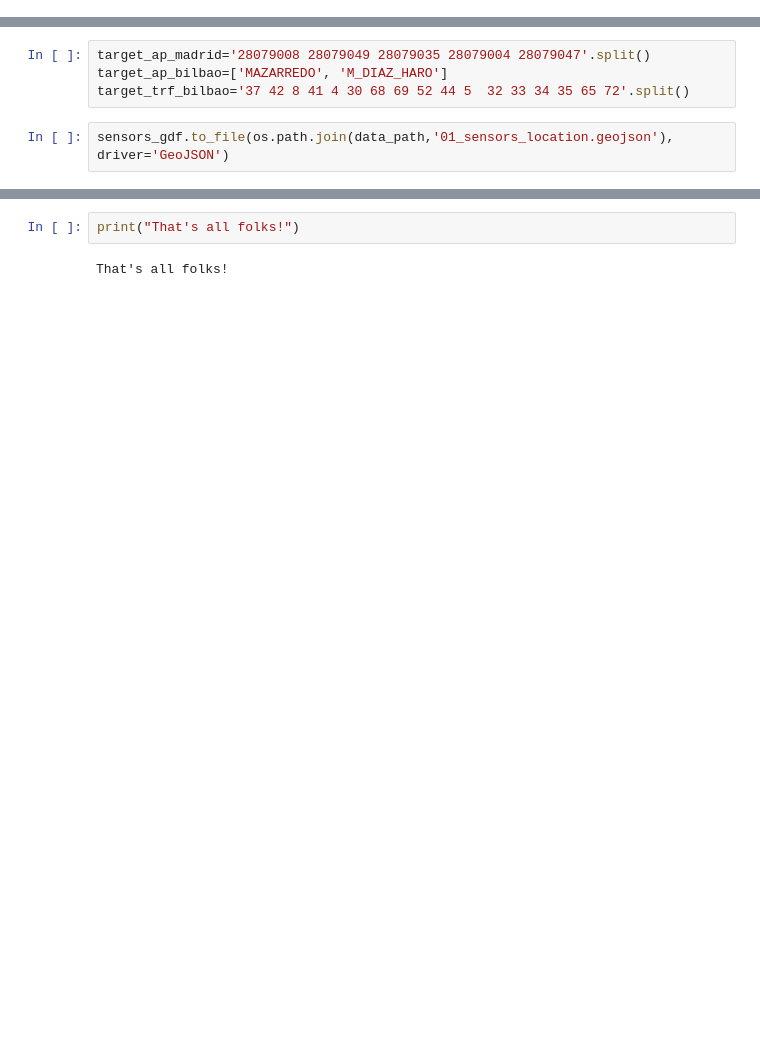
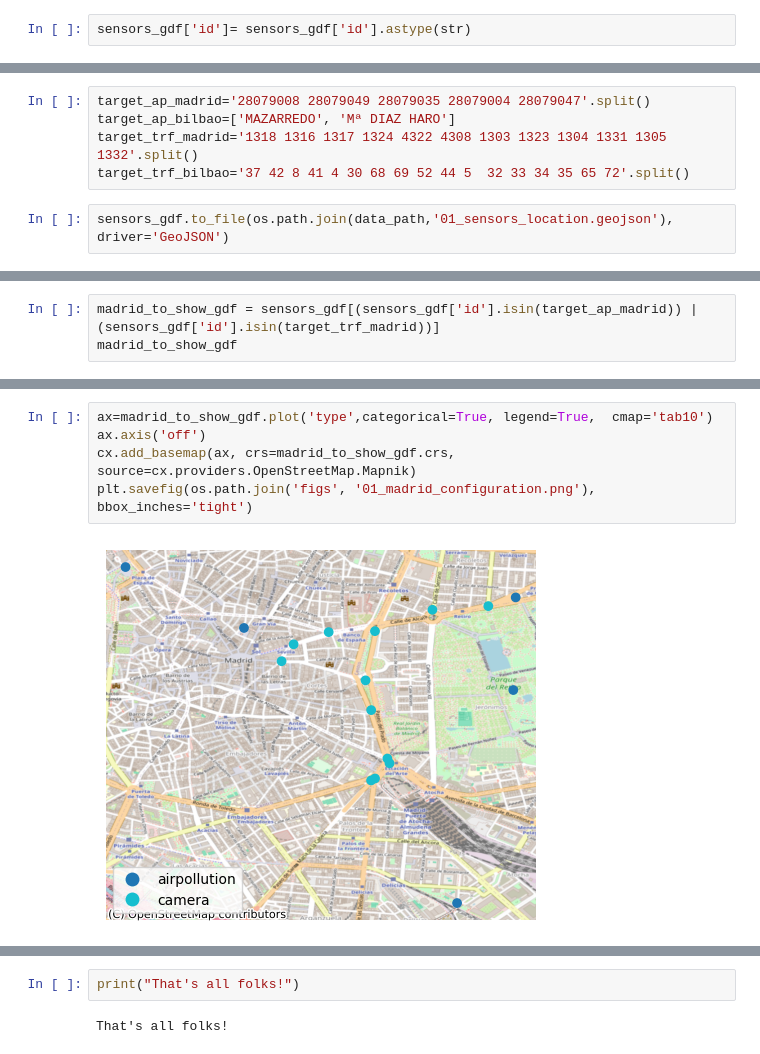
Before and after one commit to fterroso/airpollution_gnn_uca_upct, a Jupyter notebook: 01_data_preprocessing.ipynb, the cells around one changed output, grey strips where cells are left out. Cells and saved outputs as stored; diff of their text form; blank space fills up the shorter version.

Commit message:
Generación de mapas con sensores para el paper

```diff
--- a/01_data_preprocessing.ipynb
+++ b/01_data_preprocessing.ipynb
@@ -246,4 +247,6 @@ bilbao_ap_sensors_gdf.head()
 Merge all the data in a single geodataframe
 # %%
 sensors_gdf = pd.concat([traffic_cameras_gdf,madrid_ap_sensors_gdf,bilbao_ap_sensors_gdf],axis=0)
+# %%
+sensors_gdf['id']= sensors_gdf['id'].astype(str)
 # %%
@@ -274,7 +288,8 @@ sensors_gdf.explore('type', color='green blue'.split(), marker_kwds={"radius":12
 [interactive output not drawn]
 # %%
 target_ap_madrid='28079008 28079049 28079035 28079004 28079047'.split()
-target_ap_bilbao=['MAZARREDO', 'M_DIAZ_HARO']
+target_ap_bilbao=['MAZARREDO', 'Mª DIAZ HARO']
+target_trf_madrid='1318 1316 1317 1324 4322 4308 1303 1323 1304 1331 1305 1332'.split()
 target_trf_bilbao='37 42 8 41 4 30 68 69 52 44 5  32 33 34 35 65 72'.split()
 # %%
 sensors_gdf.to_file(os.path.join(data_path,'01_sensors_location.geojson'), driver='GeoJSON')
@@ -280,0 +298,3 @@ sensors_gdf.to_file(os.path.join(data_path,'01_sensors_location.geojson'), drive
+# %%
+madrid_to_show_gdf = sensors_gdf[(sensors_gdf['id'].isin(target_ap_madrid)) | (sensors_gdf['id'].isin(target_trf_madrid))]
+madrid_to_show_gdf
@@ -280,0 +320,7 @@ sensors_gdf.to_file(os.path.join(data_path,'01_sensors_location.geojson'), drive
+# %%
+ax=madrid_to_show_gdf.plot('type',categorical=True, legend=True,  cmap='tab10')
+ax.axis('off')
+cx.add_basemap(ax, crs=madrid_to_show_gdf.crs, source=cx.providers.OpenStreetMap.Mapnik)
+plt.savefig(os.path.join('figs', '01_madrid_configuration.png'), bbox_inches='tight')
+# %% [output]
+[figure, added]
```
Also changed, not shown: parts of 11 cells of this notebook.
